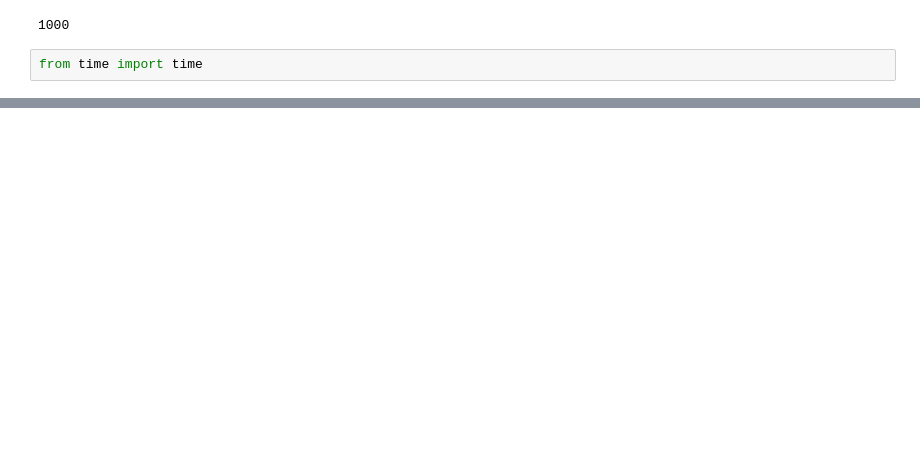
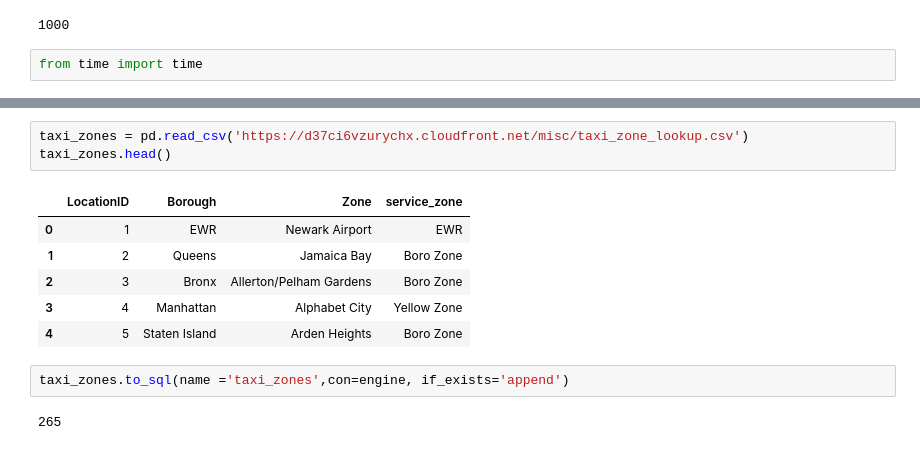
Before and after one commit to polina-fuksman/data-engineering-zoomcamp, a Jupyter notebook: week_1_basics_n_setup/2_docker_sql/upload-data.ipynb, the cells around one changed output, grey strips where cells are left out. Drawn from its saved outputs; the diff is of its cells as text; blank space fills up the shorter version.

```diff
--- a/week_1_basics_n_setup/2_docker_sql/upload-data.ipynb
+++ b/week_1_basics_n_setup/2_docker_sql/upload-data.ipynb
@@ -112 +117,15 @@ inserted another chunk, took 3.500 seconds
 StopIteration:
+# %%
+taxi_zones = pd.read_csv('https://d37ci6vzurychx.cloudfront.net/misc/taxi_zone_lookup.csv')
+taxi_zones.head()
+# %% [output]
+|  | LocationID | Borough | Zone | service_zone |
+| 0 | 1 | EWR | Newark Airport | EWR |
+| 1 | 2 | Queens | Jamaica Bay | Boro Zone |
+| 2 | 3 | Bronx | Allerton/Pelham Gardens | Boro Zone |
+| 3 | 4 | Manhattan | Alphabet City | Yellow Zone |
+| 4 | 5 | Staten Island | Arden Heights | Boro Zone |
+# %%
+taxi_zones.to_sql(name ='taxi_zones',con=engine, if_exists='append')
+# %% [output]
+265
```
Also changed, not shown: parts of 5 cells of this notebook, 4 other files.
